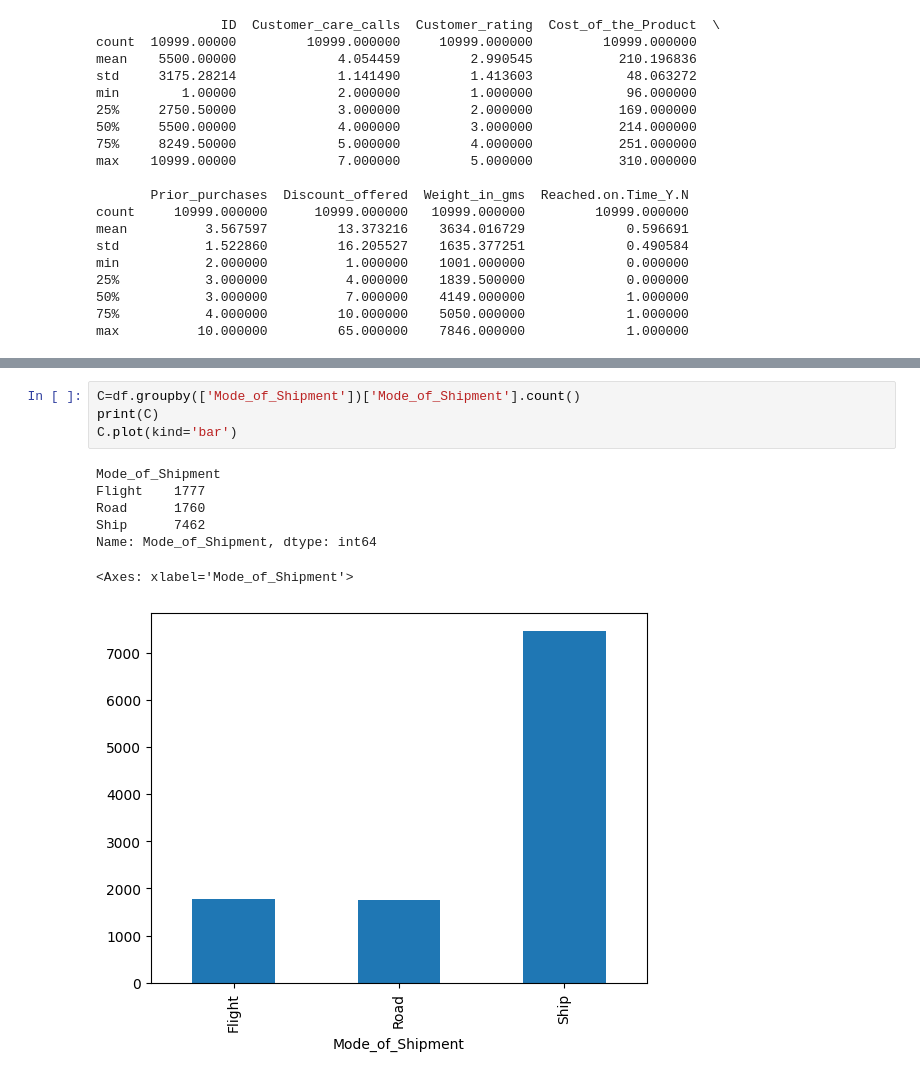
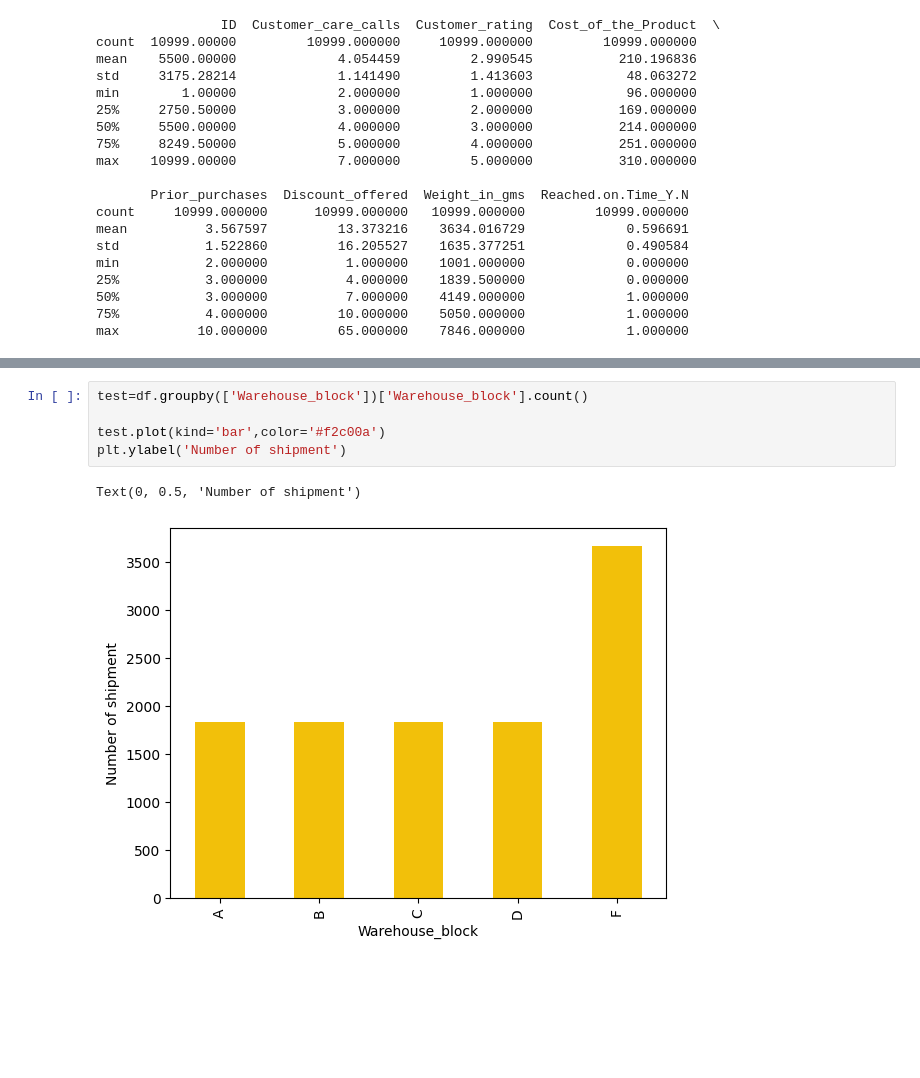
Before and after one commit to njnr14/Python-analysis-project, a Jupyter notebook: analysis.ipynb, the cells around one changed output, grey strips where cells are left out. Drawn from its saved outputs; the diff is of its cells as text; blank space fills up the shorter version.

```diff
--- a/analysis.ipynb
+++ b/analysis.ipynb
@@ -90,13 +103,9 @@ plt.bar(df['Warehouse_block'].unique(),avr_W)
 [figure]
-# %%
-C=df.groupby(['Mode_of_Shipment'])['Mode_of_Shipment'].count()
-print(C)
-C.plot(kind='bar')
-# %% [output]
-Mode_of_Shipment
-Flight    1777
-Road      1760
-Ship      7462
-Name: Mode_of_Shipment, dtype: int64
-<Axes: xlabel='Mode_of_Shipment'>
-[figure, removed]
+# %%
+test=df.groupby(['Warehouse_block'])['Warehouse_block'].count()
+
+test.plot(kind='bar',color='#f2c00a')
+plt.ylabel('Number of shipment')
+# %% [output]
+Text(0, 0.5, 'Number of shipment')
+[figure, added]
```
Also changed, not shown: parts of 8 cells of this notebook.
